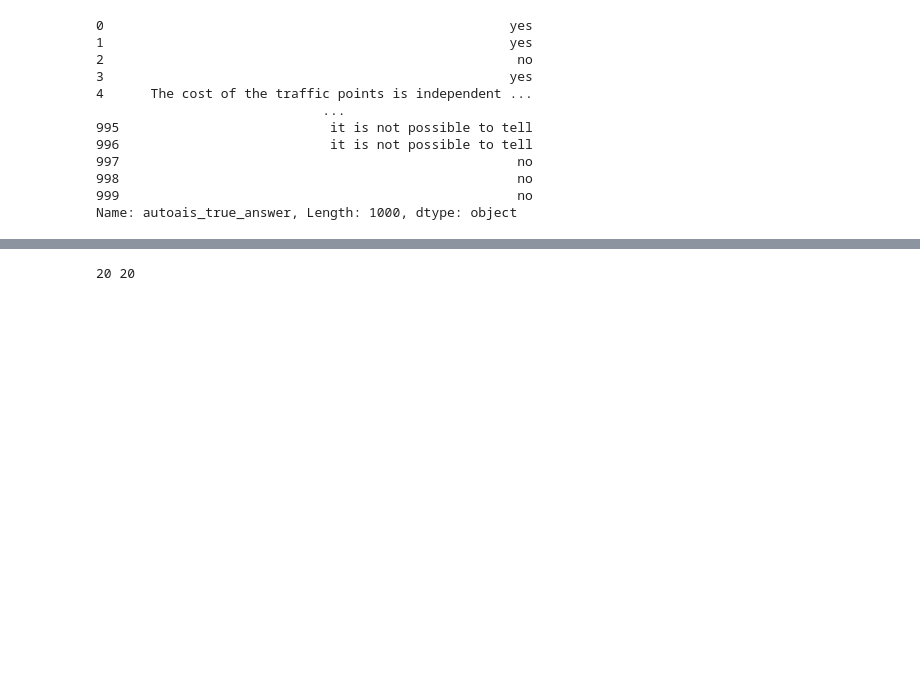
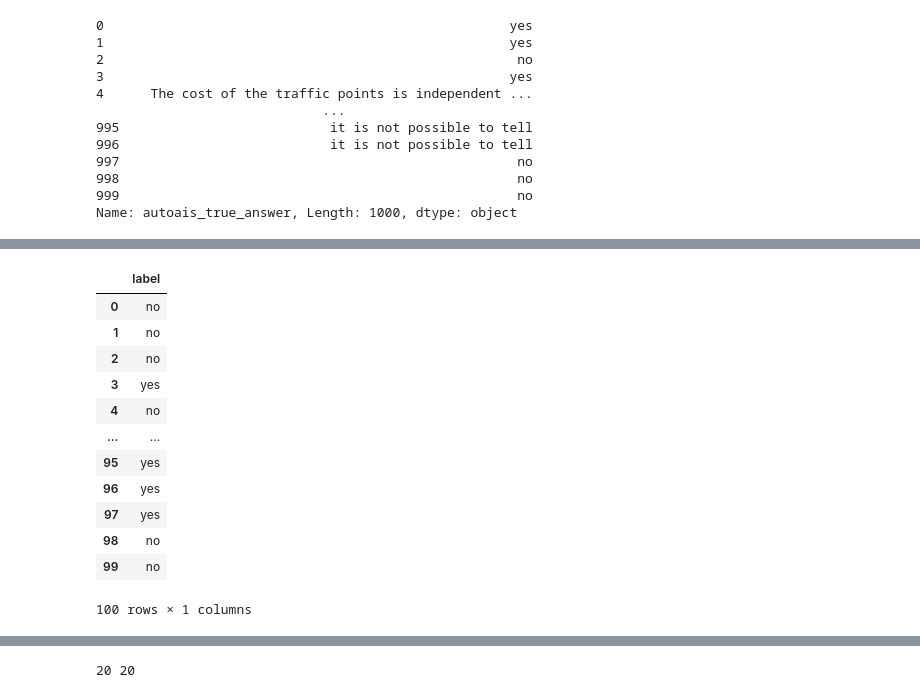
Before and after one commit to gong7788/Attributed-QA, a Jupyter notebook: analys.ipynb, the cells around one changed output, grey strips where cells are left out. Cells and saved outputs as stored; diff of their text form; code cells hidden in the pictures; blank space fills up the shorter version.

```diff
--- a/analys.ipynb
+++ b/analys.ipynb
@@ -160,0 +193,16 @@ for col in concat_df.columns:
+# %%
+labels_df
+# %% [output]
+|  | label |
+| 0 | no |
+| 1 | no |
+| 2 | no |
+| 3 | yes |
+| 4 | no |
+| ... | ... |
+| 95 | yes |
+| 96 | yes |
+| 97 | yes |
+| 98 | no |
+| 99 | no |
+100 rows × 1 columns
```
Also changed, not shown: parts of 19 cells of this notebook.
